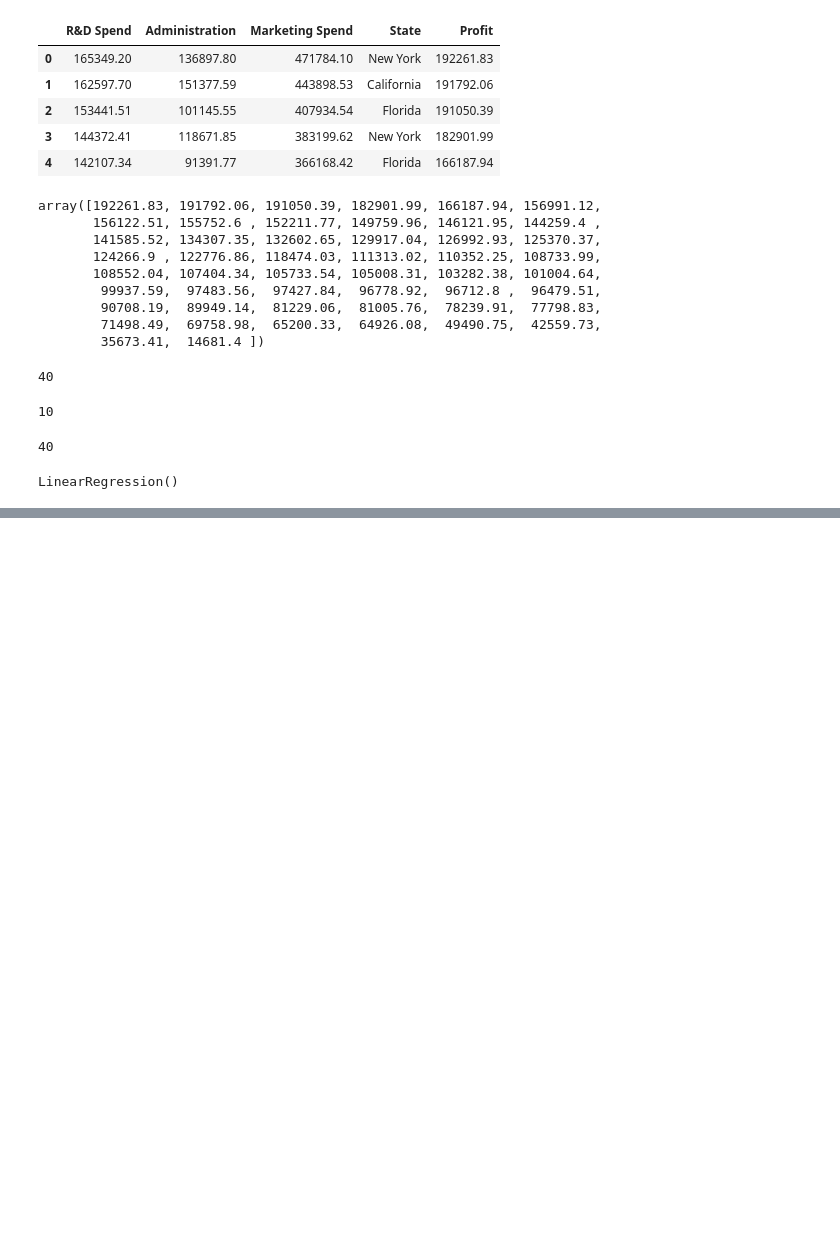
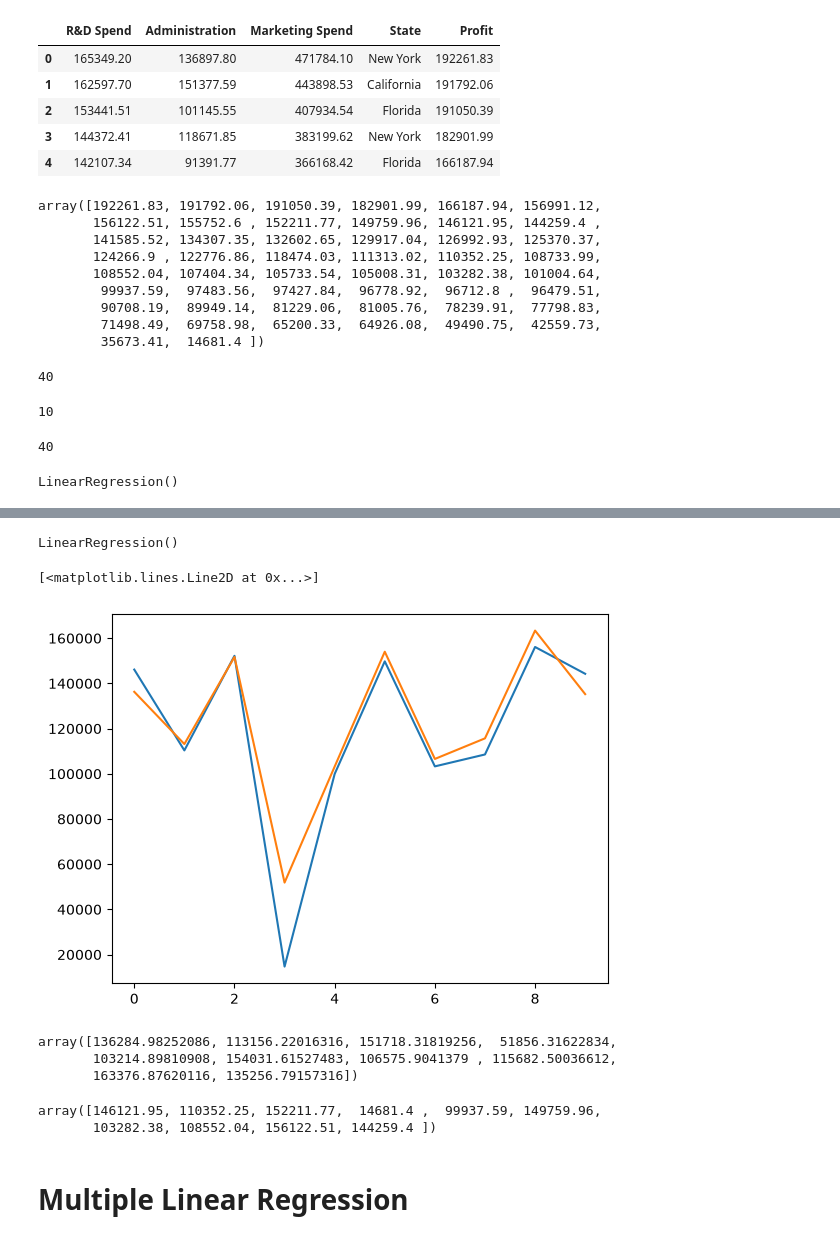
Before and after one commit to wahabali786110/machine-learning-using-python, a Jupyter notebook: Supervised_Learning/Regression.ipynb, the cells around one changed output, grey strips where cells are left out. Saved outputs shown, nothing was run; the diff lists cells and outputs as text; code cells hidden in the pictures; blank space fills up the shorter version.

Commit message:
Completed task for LinearRegression

```diff
--- a/Supervised_Learning/Regression.ipynb
+++ b/Supervised_Learning/Regression.ipynb
@@ -104,0 +125,35 @@ adj_r2
+# %%
+x_train=x_train.reshape(-1,1)
+x_test=x_test.reshape(-1,1)
+# %%
+from sklearn.preprocessing import StandardScaler
+encoder=StandardScaler()
+x_train=encoder.fit_transform(x_train)
+x_test=encoder.transform(x_test)
+# %%
+from sklearn.linear_model import LinearRegression
+regressor=LinearRegression()
+regressor.fit(x_train,y_train)
+# %% [output]
+LinearRegression()
+# %%
+y_pred=regressor.predict(x_test)
+# %%
+plt.plot(y_test)
+plt.plot(y_pred)
+# %% [output]
+[<matplotlib.lines.Line2D at 0x...>]
+[figure, added]
+# %%
+y_pred
+# %% [output]
+array([136284.98252086, 113156.22016316, 151718.31819256,  51856.31622834,
+       103214.89810908, 154031.61527483, 106575.9041379 , 115682.50036612,
+       163376.87620116, 135256.79157316])
+# %%
+y_test
+# %% [output]
+array([146121.95, 110352.25, 152211.77,  14681.4 ,  99937.59, 149759.96,
+       103282.38, 108552.04, 156122.51, 144259.4 ])
+# %% [markdown]
+# Multiple Linear Regression
```
Also changed, not shown: parts of 25 cells of this notebook, 2 other files.
